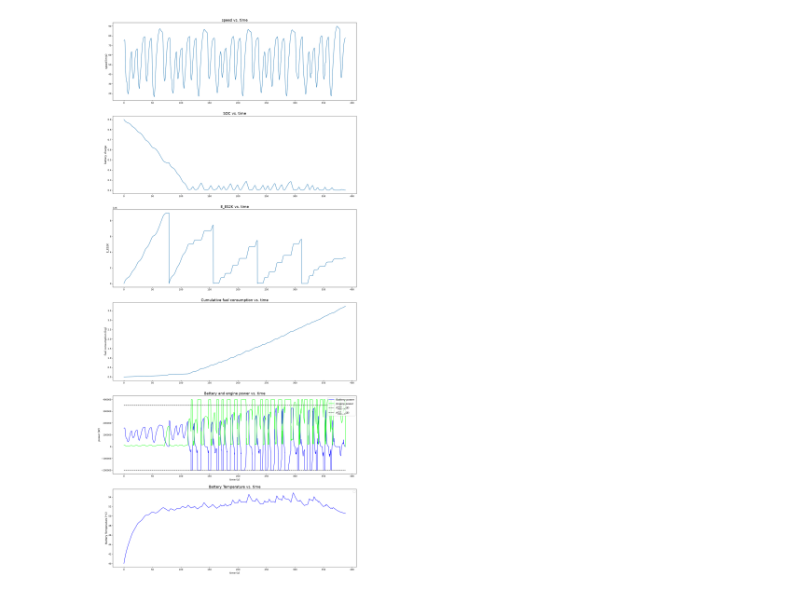
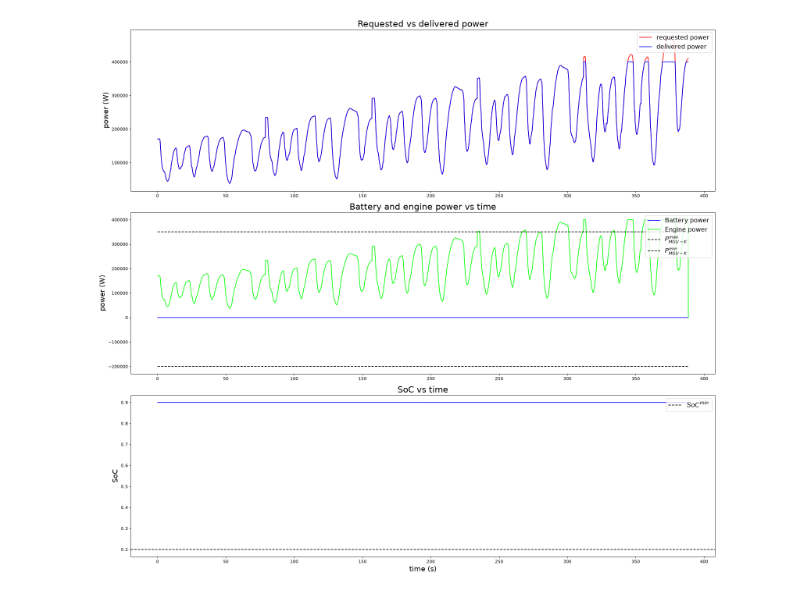
Before and after one commit to tommasoandina1/thermal-aware-ems-f1, a Jupyter notebook: controller/multi_lap_DP.ipynb, the cells around one changed output. Saved outputs shown, nothing was run; the diff lists cells and outputs as text; code cells hidden in the pictures.

```diff
--- a/controller/multi_lap_DP.ipynb
+++ b/controller/multi_lap_DP.ipynb
@@ -123,5 +232,5 @@ for k in range(N-1, -1, -1):
 # %%
-def foward_step(SoC_0, E_ES2K_0):
+def foward_step(u, SoC_0, E_ES2K_0):
     SoC_sim = np.zeros(N)
     E_ES2K_sim = np.zeros(N)
     E_K2ES_sim = np.zeros(N)
@@ -132,25 +241,37 @@ def foward_step(SoC_0, E_ES2K_0):
     m_dot_sim= np.zeros(N)
     Tbat_sim = np.zeros(N)
 
+
+
     SoC_sim[0] = SoC_0
     E_ES2K_sim[0] = E_ES2K_0
     E_K2ES_sim[0] = 0
     Tbat_sim[0] = params['T_bat_init']
 
     for k in range(0,(N-1)):
-        interp_u = RegularGridInterpolator((SoC_grid,E_ES2K_grid),u_star[:,:,k], bounds_error=False, fill_value=None)
+        interp_u = RegularGridInterpolator((SoC_grid,E_ES2K_grid),u[:,:,k], bounds_error=False, fill_value=None)
         point = np.array([[SoC_sim[k], E_ES2K_sim[k]]])
         P_mgu_k_sim[k] = interp_u(point)[0]
 
         P_eng_sim[k], P_elect_MGU_K,P_mech_MGU_K_real[k],_, E_ES2K_sim[k+1],E_K2ES_sim[k+1],m_dot_sim[k] = powertrain(Pgb[k],P_mgu_k_sim[k],E_ES2K_sim[k],E_K2ES_sim[k],params,dt, control_mode='P2')
         if N_lap[k+1] > N_lap[k]:
             E_ES2K_sim[k+1] = 0.0
+            E_K2ES_sim[k+1] = 0.0
+
         SoC_sim[k+1], _,I2 = battery_step(SoC_sim[k],P_elect_MGU_K, coef_cubic, Tbat_sim[k],params,dt)
         Tbat_sim[k+1] = thermal_model(I2, Tbat_sim[k], params, dt)
 
         J_sim[k] = m_dot_sim[k]*dt
 
-    return P_eng_sim,P_mech_MGU_K_real, E_ES2K_sim, E_K2ES_sim, SoC_sim, Tbat_sim,J_sim
+
+    return P_eng_sim,P_mech_MGU_K_real, E_ES2K_sim, E_K2ES_sim, SoC_sim,J_sim
+print(np.abs(u_star_baseline).max())
+SoC_init = 0.9
+E_ES2K_init = 0.0
+P_eng_sim90,P_mech_MGU_K_real90, E_ES2K_sim90, E_K2ES_sim, SoC_sim90,J_sim90 = foward_step(u_star_baseline,SoC_init,E_ES2K_init)
+
+fuel_dp = np.sum(J_sim90) * 1e3  # g
 
 
-P_eng_sim90,P_mech_MGU_K_real90, E_ES2K_sim90, E_K2ES_sim, SoC_sim90, Tbat_sim90,J_sim90 = foward_step(SoC_0=0.9, E_ES2K_0=0.0)
+
+print(f"Total fuel: {fuel_dp:.2f} g | final SoC: {SoC_sim90[-2]:.4f} | deploy: {E_ES2K_sim90[-2]/1e6:.3f} MJ")
@@ -157,45 +283,29 @@ P_eng_sim90,P_mech_MGU_K_real90, E_ES2K_sim90, E_K2ES_sim, SoC_sim90, Tbat_sim90
 # %%
-## Plot Simulation Results
-plt.figure(num=6, figsize=(20, 45), dpi=80, facecolor='w', edgecolor='k')
+## Tracking and shortfall analysis
 
+fig, axs = plt.subplots(3, 1, figsize=(20, 18), dpi=80, facecolor='w', edgecolor='k')
 
-plt.subplot(6,1,1)
+axs[0].plot(t, Pgb, 'red', label='requested power')
+axs[0].plot(t[0:-2], P_mech_MGU_K_real90[0:-2] + P_eng_sim90[0:-2], 'blue', label='delivered power')
+axs[0].set_ylabel('power (W)', fontsize=16)
+axs[0].set_title('Requested vs delivered power', fontsize=20)
+axs[0].legend(loc=1, fontsize=14)
 
-plt.plot(t, v)
-plt.ylabel('speed (m/s)', fontsize=12)
-plt.title('speed vs. time', fontsize=16)
+axs[1].plot(t, P_mech_MGU_K_real90, 'blue', label='Battery power')
+axs[1].plot(t, P_eng_sim90, 'lime', label='Engine power')
+axs[1].plot(t, P_MGU_K_max*np.ones(t.shape), 'k--', label=r'$P_{MGU-K}^{max}$')
+axs[1].plot(t, P_MGU_K_min*np.ones(t.shape), 'k--', label=r'$P_{MGU-K}^{min}$')
+axs[1].set_ylabel('power (W)', fontsize=16)
+axs[1].set_title('Battery and engine power vs time', fontsize=20)
+axs[1].legend(loc=1, fontsize=14)
 
+axs[2].plot(t, SoC_sim90, 'blue')
+axs[2].axhline(SoC_min, color='k', linestyle='--', label=r'$SoC^{min}$')
+axs[2].set_xlabel('time (s)', fontsize=16)
+axs[2].set_ylabel('SoC', fontsize=16)
+axs[2].set_title('SoC vs time', fontsize=20)
+axs[2].legend(loc=1, fontsize=15)
 
-plt.subplot(6,1,2)
-plt.plot(t, SoC_sim90)
-plt.ylabel('battery charge', fontsize=12)
-plt.title('SOC vs. time', fontsize=16)
-
-plt.subplot(6,1,3)
-plt.plot(t, E_ES2K_sim90)
-plt.ylabel('E_ES2K', fontsize=12)
-plt.title('E_ES2K vs. time', fontsize=16)
-
-plt.subplot(6,1,4)
-plt.plot(t, np.cumsum(J_sim90))
-plt.ylabel('fuel consumption (kg)', fontsize=12)
-plt.title('Cumulative fuel consumption vs. time', fontsize=16)
-
-
-plt.subplot(6,1,5)
-plt.plot(t, P_mech_MGU_K_real90, 'blue', label='Battery power')
-plt.plot(t, P_eng_sim90, 'lime', label='Engine power')
-plt.plot(t, P_MGU_K_max*np.ones(t.shape), 'k--', label=r'$P_{MGU-K}^{max}(k)$')
-plt.plot(t, P_MGU_K_min*np.ones(t.shape), 'k--', label=r'$P_{MGU-K}^{min}(k)$')
-plt.ylabel('power (W)', fontsize=12)
-plt.title('Battery and engine power vs. time', fontsize=16)
-plt.xlabel('time (s)', fontsize=12)
-plt.legend(loc=1, fontsize=12)
-
-plt.subplot(6,1,6)
-plt.plot(t, Tbat_sim90, 'blue')
-plt.ylabel('Battery Temperature (°C)', fontsize=12)
-plt.title('Battery Temperature vs. time', fontsize=16)
-plt.xlabel('time (s)', fontsize=12)
-plt.legend(loc=1, fontsize=12)
+plt.tight_layout()
+plt.show()
 # %% [output]
@@ -203 +312 @@ plt.legend(loc=1, fontsize=12)
-[figure, old version]
+[figure, new version]
```
Also changed, not shown: parts of 19 cells of this notebook, 3 other files.
